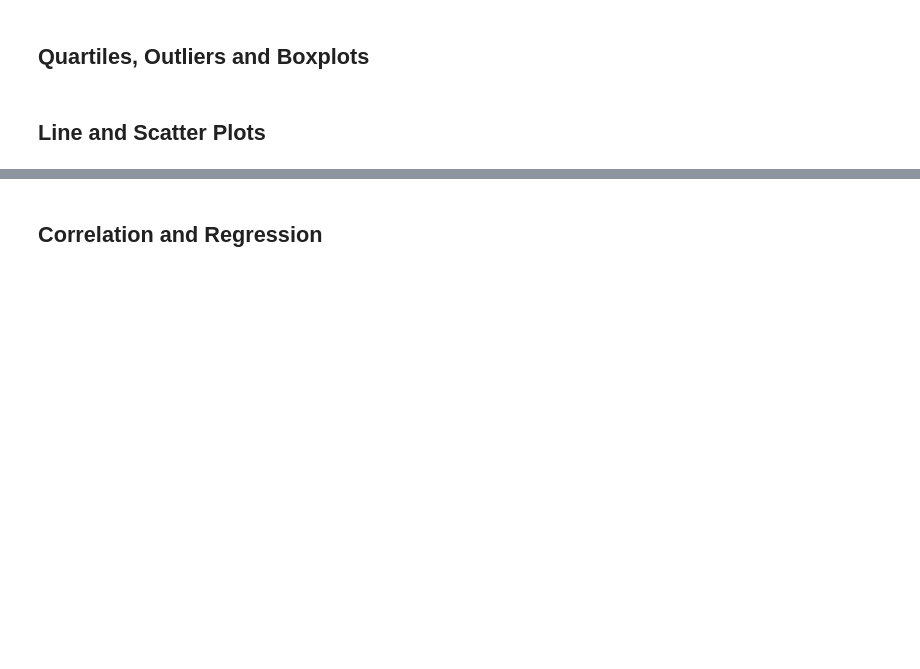
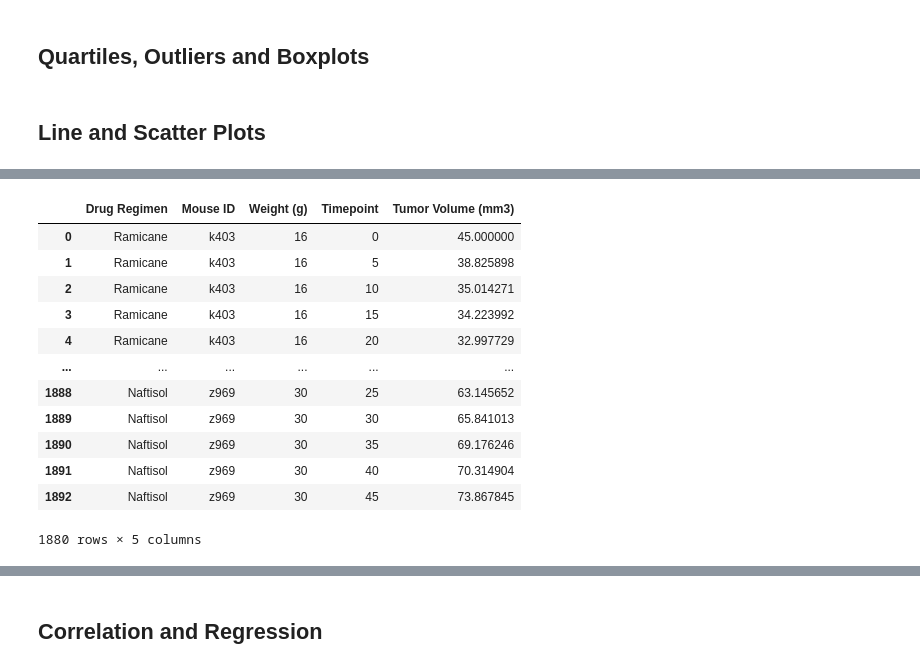
Before and after one commit to mbarrera2020/Matplotlib, a Jupyter notebook: Pymaceuticals/mainPymaceuticals.ipynb, the cells around one changed output, grey strips where cells are left out. Cells and saved outputs as stored; diff of their text form; code cells hidden in the pictures; blank space fills up the shorter version.

```diff
--- a/Pymaceuticals/mainPymaceuticals.ipynb
+++ b/Pymaceuticals/mainPymaceuticals.ipynb
@@ -472,2 +491,19 @@ for drug in treatment_list:
 # %%
 # Generate a line plot of tumor volume vs. time point for a mouse treated with Capomulin
+
+drug_tumor_timept_df = clean_df[['Drug Regimen', 'Mouse ID', 'Weight (g)', 'Timepoint', 'Tumor Volume (mm3)']]
+drug_tumor_timept_df
+# %% [output]
+|  | Drug Regimen | Mouse ID | Weight (g) | Timepoint | Tumor Volume (mm3) |
+| 0 | Ramicane | k403 | 16 | 0 | 45.000000 |
+| 1 | Ramicane | k403 | 16 | 5 | 38.825898 |
+| 2 | Ramicane | k403 | 16 | 10 | 35.014271 |
+| 3 | Ramicane | k403 | 16 | 15 | 34.223992 |
+| 4 | Ramicane | k403 | 16 | 20 | 32.997729 |
+| ... | ... | ... | ... | ... | ... |
+| 1888 | Naftisol | z969 | 30 | 25 | 63.145652 |
+| 1889 | Naftisol | z969 | 30 | 30 | 65.841013 |
+| 1890 | Naftisol | z969 | 30 | 35 | 69.176246 |
+| 1891 | Naftisol | z969 | 30 | 40 | 70.314904 |
+| 1892 | Naftisol | z969 | 30 | 45 | 73.867845 |
+1880 rows × 5 columns
```
Also changed, not shown: parts of 11 cells of this notebook.
